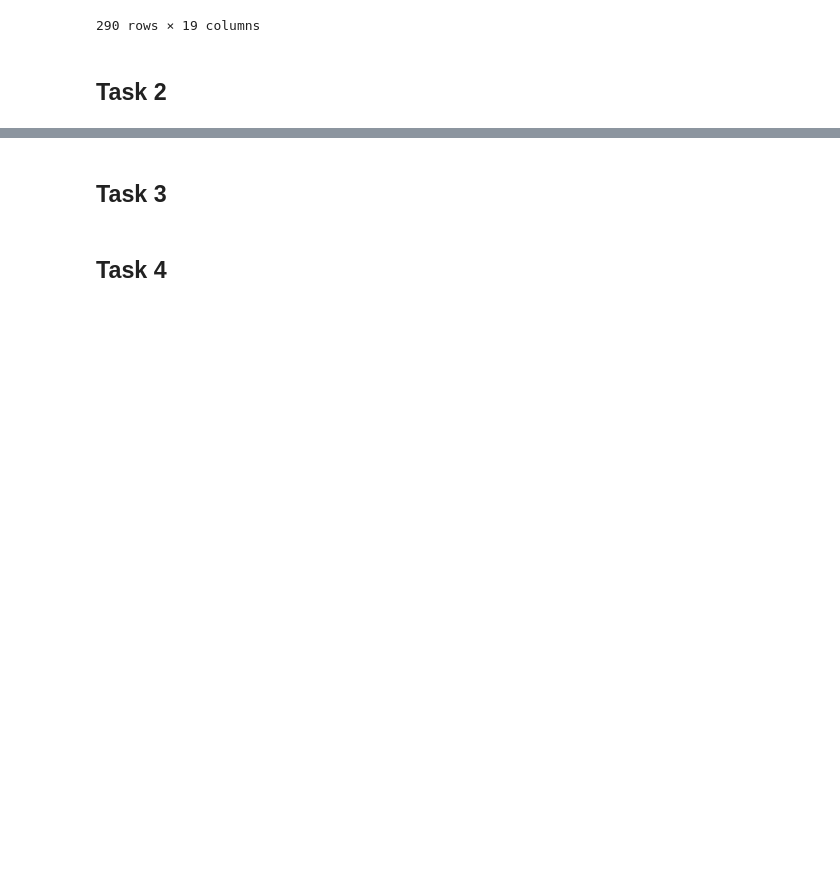
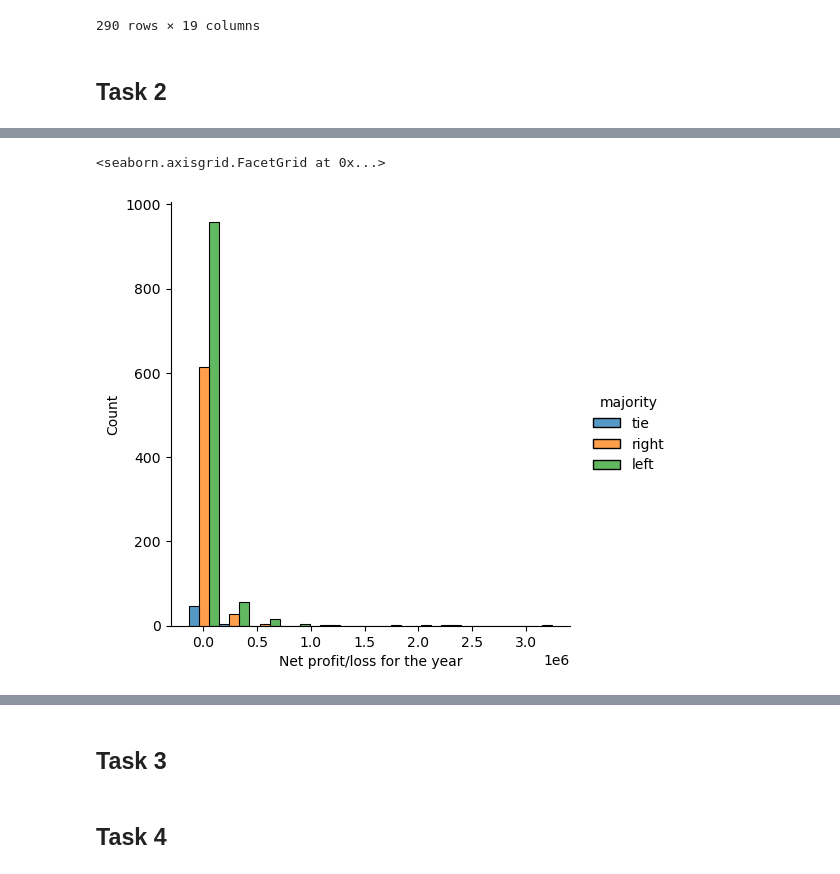
Before and after one commit to Keno-git/DS_assigment1, a Jupyter notebook: Assigment_1/Assigment_1.ipynb, the cells around one changed output, grey strips where cells are left out. Drawn from its saved outputs; the diff is of its cells as text; code cells hidden in the pictures; blank space fills up the shorter version.

Commit message:
majority, as in left of right of municipality added to df

```diff
--- a/Assigment_1/Assigment_1.ipynb
+++ b/Assigment_1/Assigment_1.ipynb
@@ -252,0 +256,5 @@ sns.displot(data=df, x="Net profit/loss for the year")
+# %%
+sns.displot(data=df, bins=12, x="Net profit/loss for the year", hue="majority", multiple="dodge")
+# %% [output]
+<seaborn.axisgrid.FacetGrid at 0x...>
+[figure, added]
```
Also changed, not shown: parts of 4 cells of this notebook.
